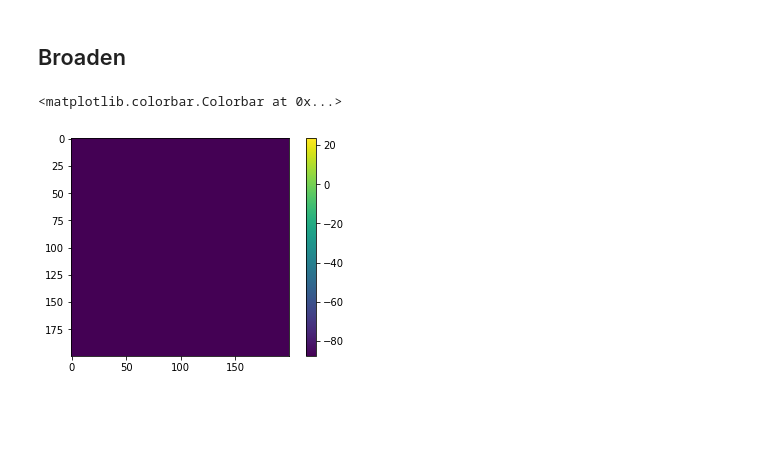
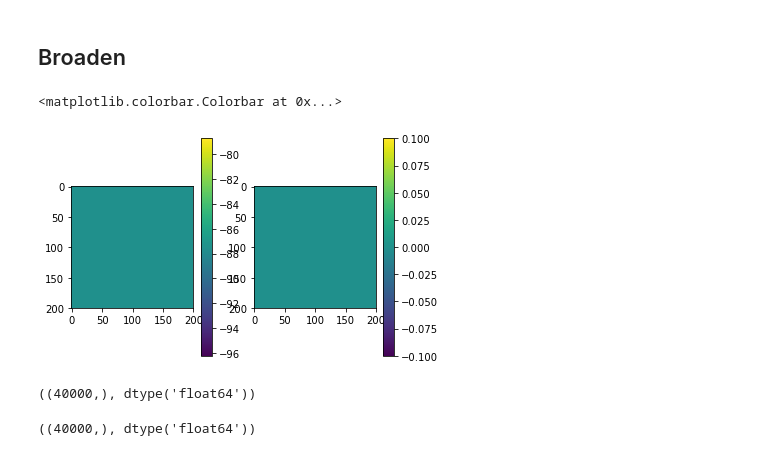
Before and after one commit to chenaoki/nb_pds, a Jupyter notebook: 20180907-1.ipynb, the cells around one changed output. Cells and saved outputs as stored; diff of their text form; code cells hidden in the pictures; blank space fills up the shorter version.

```diff
--- a/20180907-1.ipynb
+++ b/20180907-1.ipynb
@@ -15,7 +15,7 @@ if not os.path.exists(out_path+out_frame): os.mkdir(out_path+out_frame)
 # %% [markdown]
 ## Check pacing wave form
 # %%
-files = sorted(glob.glob(src_path+"*/v.npy".format(param)))
+files = sorted(glob.glob(src_path+"*/v.npy"))
 v = np.array( [ np.load(f) for f in files ])[:,0,0]
 
 plt.plot(v[-1000:-1])
@@ -42,6 +42,21 @@ np.save(out_path+"phie_0000.npy", X)
 # %%
-plt.imshow(vmem, vmax=v.max(), vmin=v.min())
+plt.subplot(121)
+plt.imshow(vmem, vmax=vmem.max(), vmin=vmem.min())
 plt.colorbar()
+
+plt.subplot(122)
+plt.imshow(phie, vmax=phie.max(), vmin=phie.min())
+plt.colorbar()
 # %% [output]
 <matplotlib.colorbar.Colorbar at 0x...>
-[figure, old version]
+[figure, new version]
+# %%
+x = np.load(out_path+out_frame+"h.npy")
+x.shape, x.dtype
+# %% [output]
+((40000,), dtype('float64'))
+# %%
+x = np.load("/mnt/recordings/SimulationResult/20180828-1/cell_0000/h.npy")
+x.shape, x.dtype
+# %% [output]
+((40000,), dtype('float64'))
```
Also changed, not shown: parts of 3 cells of this notebook, 14 other files.
